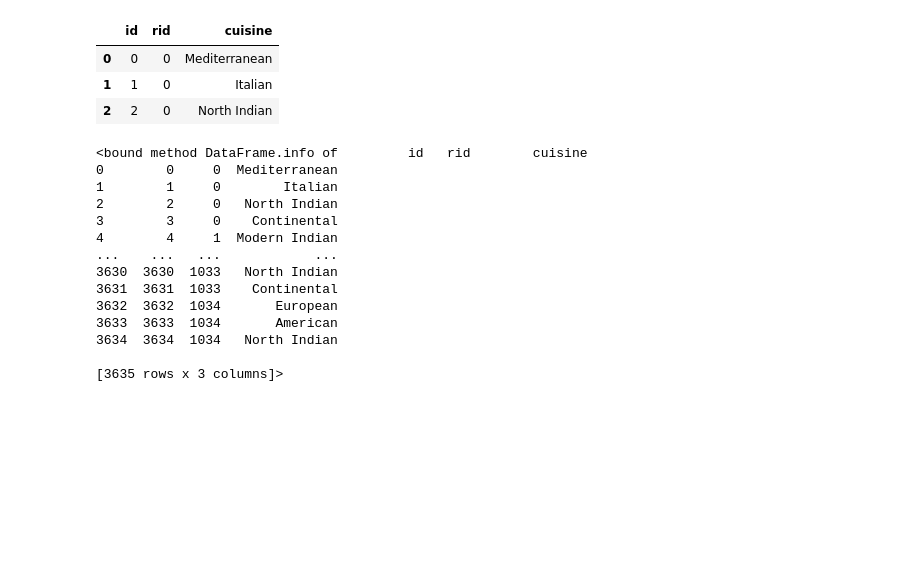
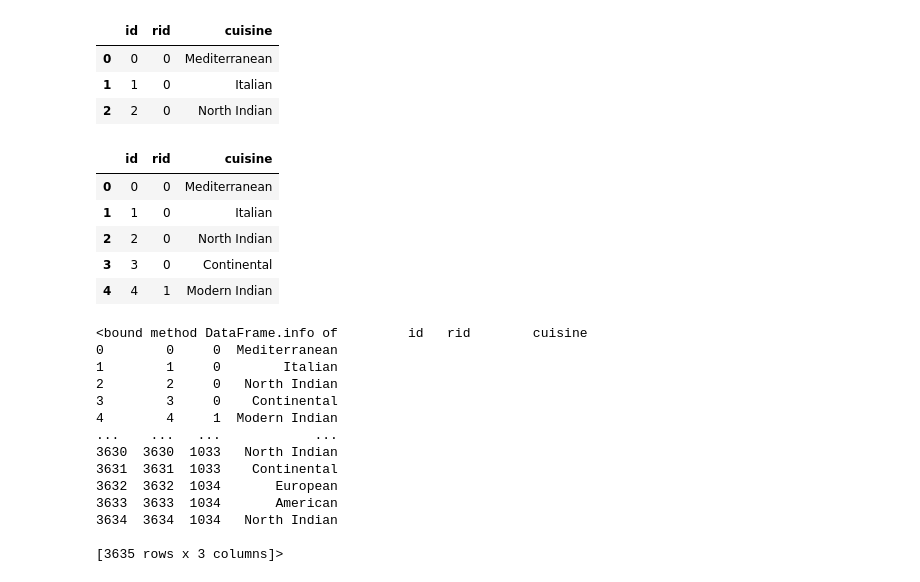
Before and after one commit to iammook/ThingBoard, a Jupyter notebook: Test_Reccommen_Restaurant.ipynb, the cells around one changed output. Cells and saved outputs as stored; diff of their text form; code cells hidden in the pictures; blank space fills up the shorter version.

```diff
--- a/Test_Reccommen_Restaurant.ipynb
+++ b/Test_Reccommen_Restaurant.ipynb
@@ -64,6 +64,15 @@ df_cuisine.head(3)
 | 0 | 0 | 0 | Mediterranean |
 | 1 | 1 | 0 | Italian |
 | 2 | 2 | 0 | North Indian |
+# %%
+df_cuisine.head(5)
+# %% [output]
+|  | id | rid | cuisine |
+| 0 | 0 | 0 | Mediterranean |
+| 1 | 1 | 0 | Italian |
+| 2 | 2 | 0 | North Indian |
+| 3 | 3 | 0 | Continental |
+| 4 | 4 | 1 | Modern Indian |
 # %%
 df_cuisine.info
 # %% [output]
```
Also changed, not shown: parts of 1 cell of this notebook.
